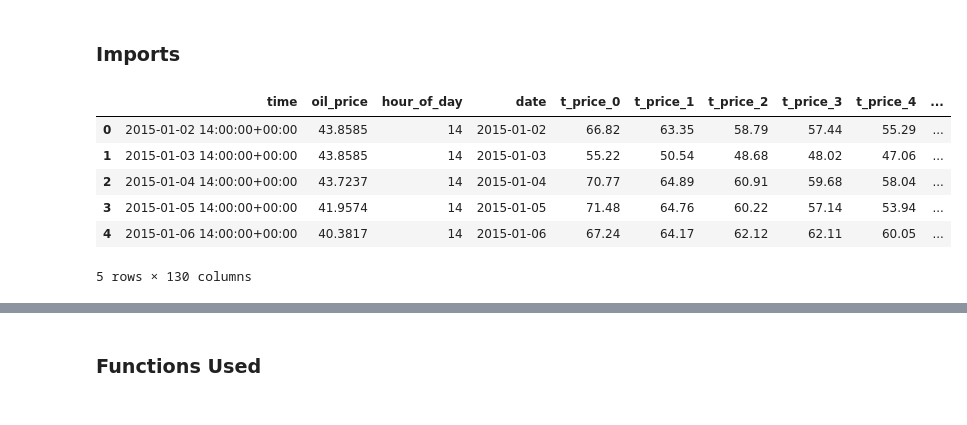
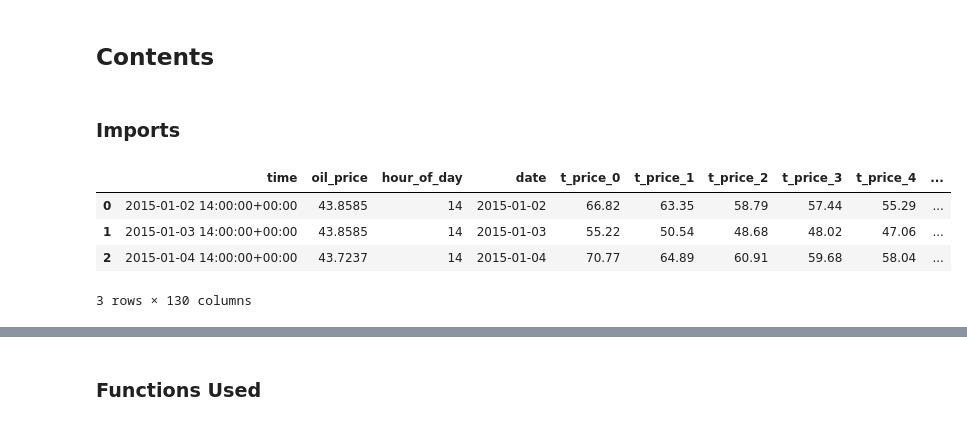
Before and after one commit to magnusbig/forecasting_day_ahead_electric_prices_in_spain, a Jupyter notebook: Code/21_Modeling_Regression.ipynb, the cells around one changed output, grey strips where cells are left out. Drawn from its saved outputs; the diff is of its cells as text; code cells hidden in the pictures.

```diff
--- a/Code/21_Modeling_Regression.ipynb
+++ b/Code/21_Modeling_Regression.ipynb
@@ -3,3 +11,5 @@
+# %% [markdown]
+## Contents
 # %% [markdown]
 ### Imports
 # %%
@@ -24,10 +36,8 @@ df = pd.read_csv('../Data/Analysis/model_data.csv')
 # %%
-df.head()
+df.head(3)
 # %% [output]
 |  | time | oil_price | hour_of_day | date | t_price_0 | t_price_1 | t_price_2 | t_price_3 | t_price_4 | ... |
 | 0 | 2015-01-02 14:00:00+00:00 | 43.8585 | 14 | 2015-01-02 | 66.82 | 63.35 | 58.79 | 57.44 | 55.29 | ... |
 | 1 | 2015-01-03 14:00:00+00:00 | 43.8585 | 14 | 2015-01-03 | 55.22 | 50.54 | 48.68 | 48.02 | 47.06 | ... |
 | 2 | 2015-01-04 14:00:00+00:00 | 43.7237 | 14 | 2015-01-04 | 70.77 | 64.89 | 60.91 | 59.68 | 58.04 | ... |
-| 3 | 2015-01-05 14:00:00+00:00 | 41.9574 | 14 | 2015-01-05 | 71.48 | 64.76 | 60.22 | 57.14 | 53.94 | ... |
-| 4 | 2015-01-06 14:00:00+00:00 | 40.3817 | 14 | 2015-01-06 | 67.24 | 64.17 | 62.12 | 62.11 | 60.05 | ... |
-5 rows × 130 columns
+3 rows × 130 columns
```
Also changed, not shown: parts of 67 cells of this notebook, 17 other files.
